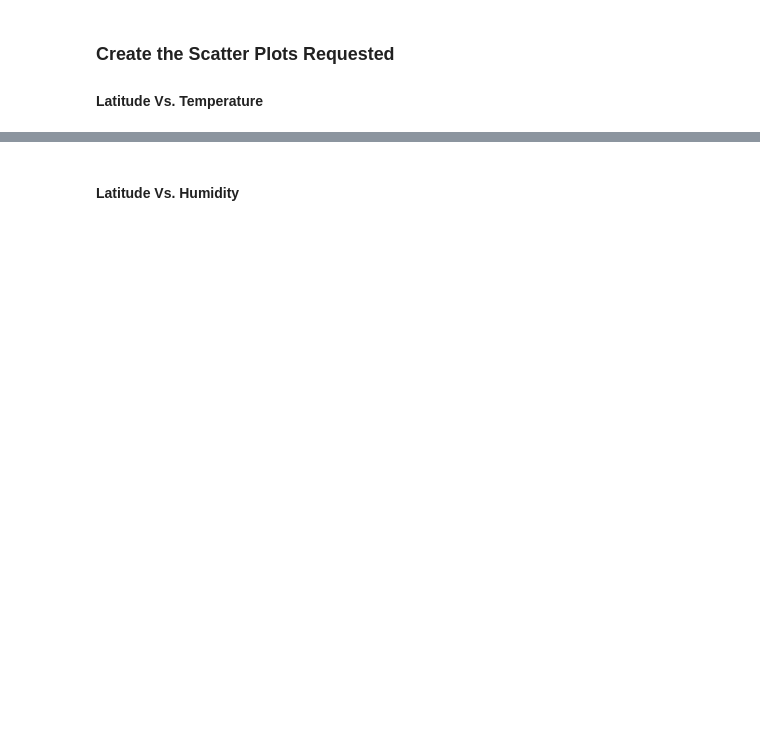
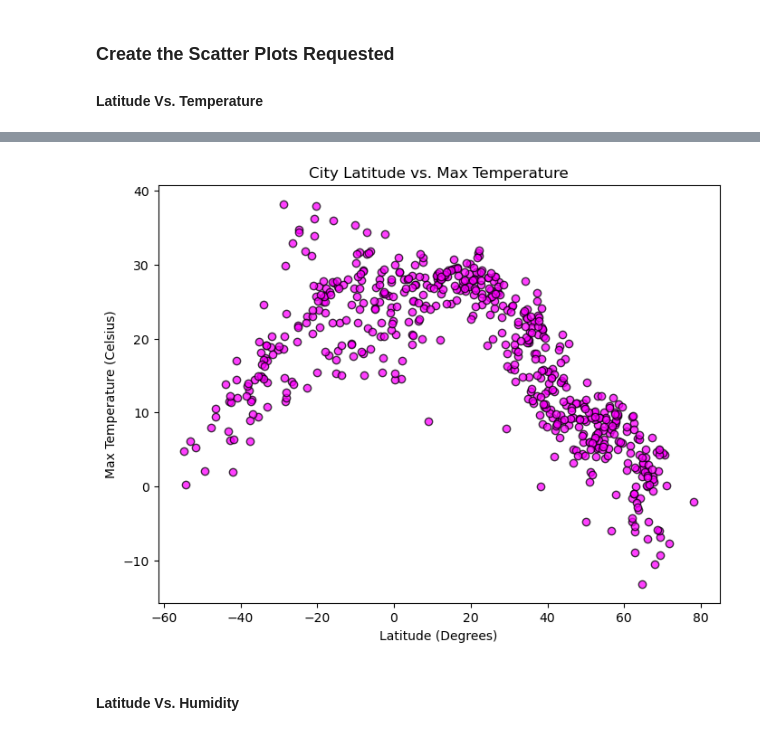
Before and after one commit to StuartMBrown/api-challenge, a Jupyter notebook: Starter_Code/starter_code/BrownWeatherPy.ipynb, the cells around one changed output, grey strips where cells are left out. Cells and saved outputs as stored; diff of their text form; code cells hidden in the pictures; blank space fills up the shorter version.

```diff
--- a/Starter_Code/starter_code/BrownWeatherPy.ipynb
+++ b/Starter_Code/starter_code/BrownWeatherPy.ipynb
@@ -200,2 +186,17 @@ plt.show()
+# %%
+# Build a latitude vs. temperature scatter plot
+plt.figure(figsize=(8,6))
+plt.scatter(city_data_df["Lat"], city_data_df["Max Temp"],color="fuchsia",edgecolors="black",alpha=.75)
+
+# Label the plot and its axes
+plt.title("City Latitude vs. Max Temperature")
+plt.xlabel("Latitude (Degrees)")
+plt.ylabel("Max Temperature (Celsius)")
+
+# Save and display the plot
+plt.savefig("../output_data/LatTemp.png")
+plt.show()
+# %% [output]
+[figure, added]
 # %% [markdown]
 #### Latitude Vs. Humidity
```
Also changed, not shown: parts of 45 cells of this notebook, 12 other files.
